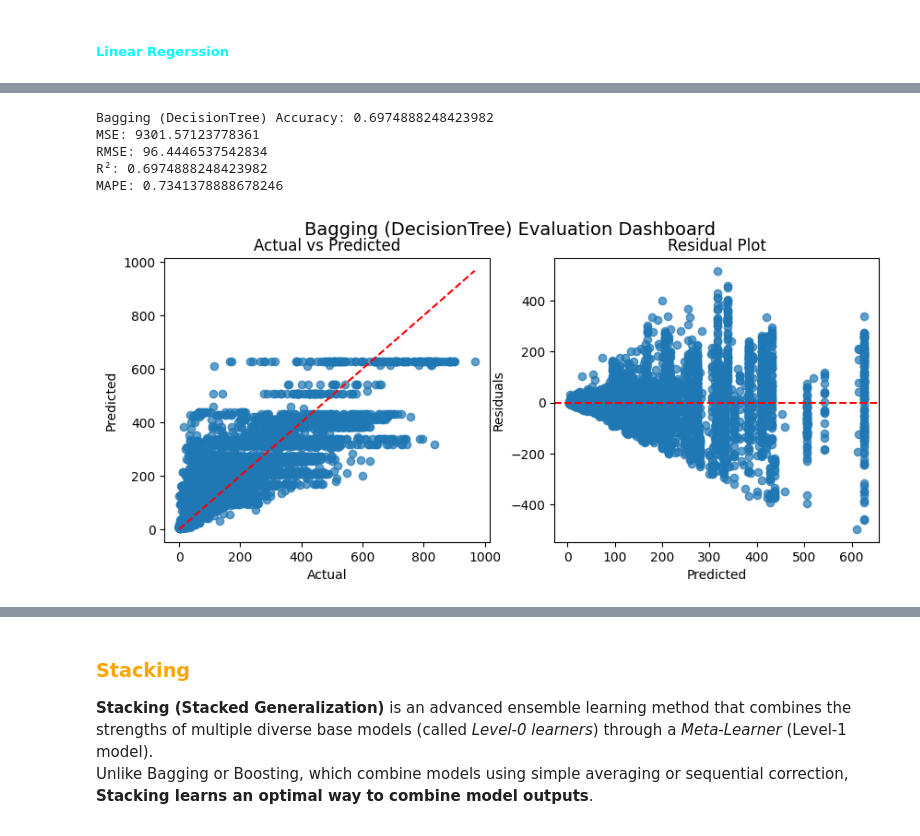
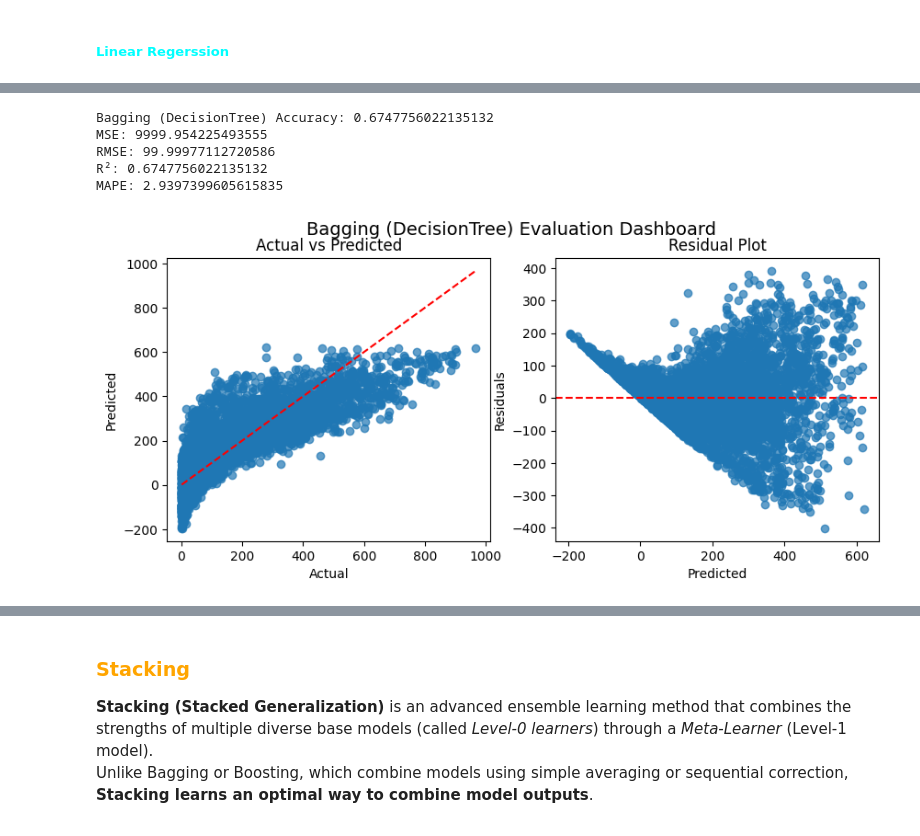
Before and after one commit to shashank-adsule/DA_Assignment_8, a Jupyter notebook: assesment 8.ipynb, the cells around one changed output, grey strips where cells are left out. Drawn from its saved outputs; the diff is of its cells as text; code cells hidden in the pictures.

```diff
--- a/assesment 8.ipynb
+++ b/assesment 8.ipynb
@@ -76,0 +110,12 @@ has duplicated: 0
+# %%
+data=pd.concat([season_df.reset_index(drop=True),
+              data[["yr"]].reset_index(drop=True),
+              mnth_df.reset_index(drop=True),
+              hr_df.reset_index(drop=True),
+              data[["holiday"]].reset_index(drop=True),
+              weekday_df.reset_index(drop=True),
+              data[["workingday"]].reset_index(drop=True),
+              weathersit_df.reset_index(drop=True),
+              data[["temp","atemp","hum","windspeed","cnt"]].reset_index(drop=True)],axis=1)
+
+data
@@ -277,52 +328,52 @@ in our case The Bagging Regressor achieves a lower RMSE than the single Decision
 - Averaging their predictions cancels out noise and stabilizes predictions.
 - The result: lower test RMSE and smoother prediction curves.
 # %%
-base_model=DecisionTreeRegressor(max_depth=6,random_state=6)
+base_model=LinearRegression()
 model=BaggingRegressor(base_model,n_estimators=50,random_state=42,bootstrap=True)
 model_name="Bagging (DecisionTree)"
 model_scores[model_name]=dict()
 
-model.fit(x_train,y_train)
-y_pred=model.predict(x_test)
+model.fit(x_scale_train,y_train)
+y_pred=model.predict(x_scale_test)
 
 # model evaluation score
-print(f"\u001b[33m{model_name} Accuracy: \u001b[0m{model.score(x_test,y_test)}")
+print(f"\u001b[33m{model_name} Accuracy: \u001b[0m{model.score(x_scale_test,y_test)}")
 print(f"\u001b[33mMSE: \u001b[0m{mean_squared_error(y_test,y_pred)}")
 print(f"\u001b[33mRMSE: \u001b[0m{mean_squared_error(y_test,y_pred)**0.5}")
 print(f"\u001b[33mR²: \u001b[0m{r2_score(y_test,y_pred)}")
 print(f"\u001b[33mMAPE: \u001b[0m{mean_absolute_percentage_error(y_test,y_pred)}")
 
 residuals = y_test - y_pred
 
 model_scores[model_name]["RMSE"]=mean_squared_error(y_test,y_pred)**0.5
 model_scores[model_name]["R^2"]=r2_score(y_test,y_pred)
 model_scores[model_name]["MAPE"]=mean_absolute_percentage_error(y_test,y_pred)
 
 fig, axes = plt.subplots(1,2, figsize=(10,4))
 fig.suptitle(f"{model_name} Evaluation Dashboard", fontsize=14)
 
 # Scatter: Actual vs Predicted
 axes[0].scatter(y_test, y_pred, alpha=0.7)
 axes[0].plot([y_test.min(), y_test.max()], [y_test.min(), y_test.max()], 'r--')
 axes[0].set_title("Actual vs Predicted")
 axes[0].set_xlabel("Actual")
 axes[0].set_ylabel("Predicted")
 
 # Residual Plot
 axes[1].scatter(y_pred, residuals, alpha=0.7)
 axes[1].axhline(0, color='r', linestyle='--')
 axes[1].set_title("Residual Plot")
 axes[1].set_xlabel("Predicted")
 axes[1].set_ylabel("Residuals")
 
 plt.subplots_adjust(hspace=0.6)
 # %% [output]
-Bagging (DecisionTree) Accuracy: 0.6974888248423982
-MSE: 9301.57123778361
-RMSE: 96.4446537542834
-R²: 0.6974888248423982
-MAPE: 0.7341378888678246
+Bagging (DecisionTree) Accuracy: 0.6747756022135132
+MSE: 9999.954225493555
+RMSE: 99.99977112720586
+R²: 0.6747756022135132
+MAPE: 2.9397399605615835
-[figure, old version]
+[figure, new version]
 # %% [markdown]
 <h3 style="color:orange">Boosting (Bias Reduction)</h3>
 
```
Also changed, not shown: parts of 18 cells of this notebook, 1 other file.
